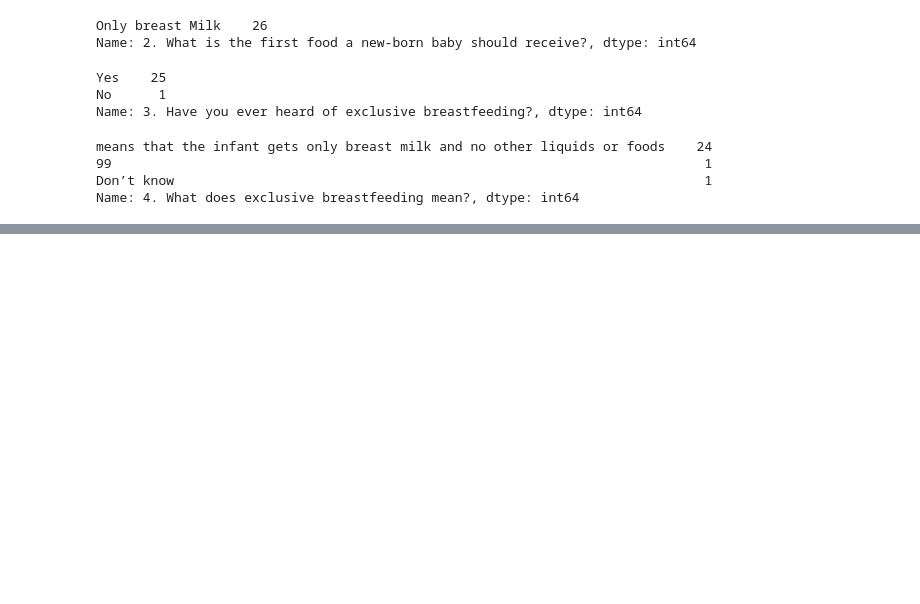
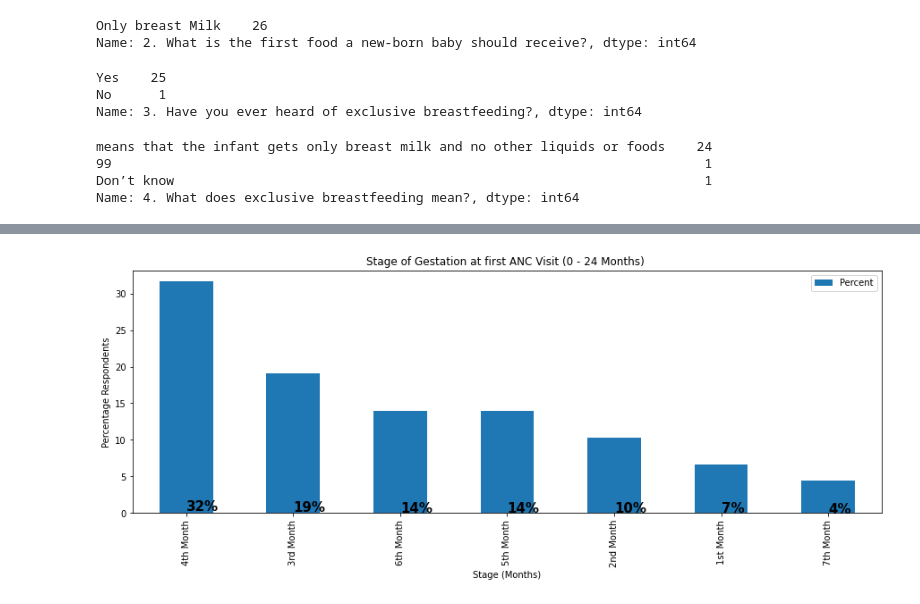
Before and after one commit to ch1b4d4/MNCH-Data, a Jupyter notebook: test.ipynb, the cells around one changed output, grey strips where cells are left out. Cells and saved outputs as stored; diff of their text form; code cells hidden in the pictures; blank space fills up the shorter version.

```diff
--- a/test.ipynb
+++ b/test.ipynb
@@ -1138,0 +1182,21 @@ Name: 4. What does exclusive breastfeeding mean?, dtype: int64
+# %%
+gestation_period_df = df3['3. At what Gestation were you when you went for your 1st ANC visit?'].value_counts(normalize =True)
+
+gestation_period_df = gestation_period_df.mul(100).rename('Percent').reset_index()
+
+
+# ax = gestation_period_df.plot.bar(rot=0, figsize=(8, 7))
+ax = gestation_period_df.plot.bar(x = 'index', y = 'Percent', figsize = (15,5))
+# set the title
+plt.title('Stage of Gestation at first ANC Visit (0 - 24 Months) ')
+plt.text(0.5,0.5, "", weight = "bold")
+ax.set_xlabel("Stage (Months)")
+ax.set_ylabel("Percentage Respondents")
+
+for p in ax.patches:
+    width = p.get_width()
+    height = (p.get_height()/100)
+    x, y = p.get_xy()
+    ax.annotate(f'{height:.0%}', (x + width/2, y + height*1.02), ha='left', weight = "bold", va = 'baseline', size = 15)
+# %% [output]
+[figure, added]
```
Also changed, not shown: parts of 9 cells of this notebook.
